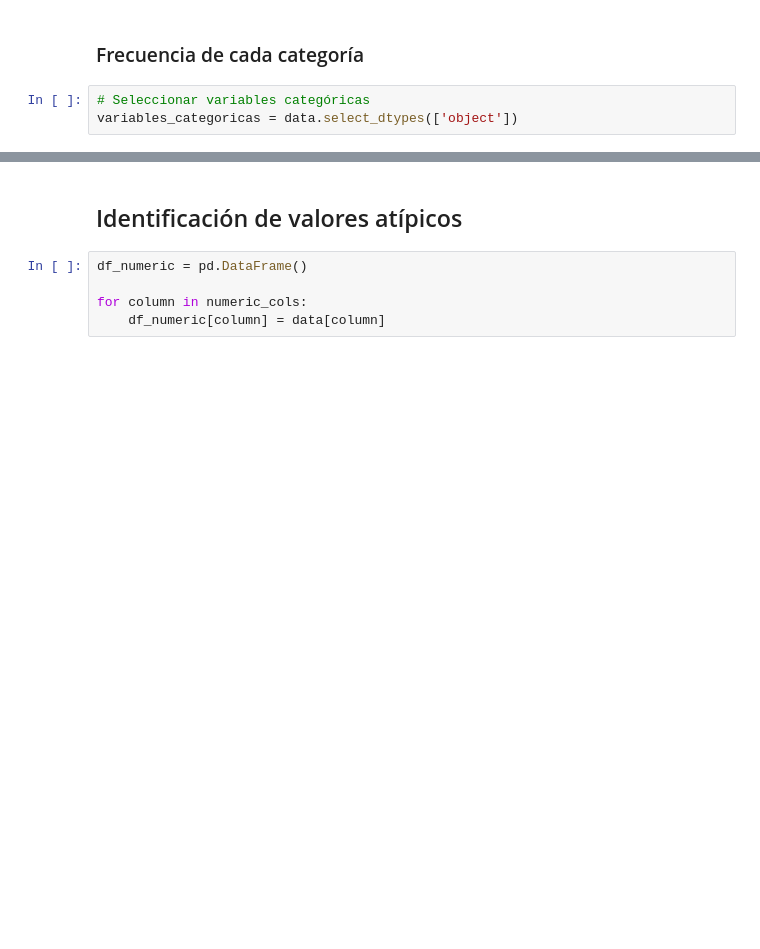
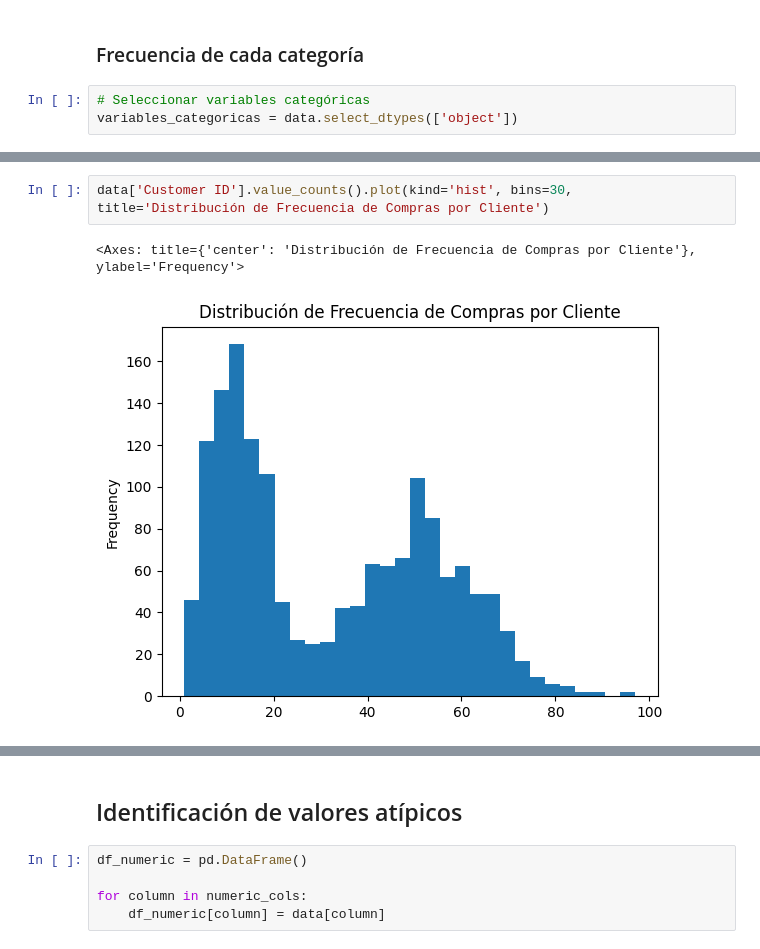
Before and after one commit to Leoga93/sistema-recomendaci-n, a Jupyter notebook: notebooks/01_data_exploration.ipynb, the cells around one changed output, grey strips where cells are left out. Cells and saved outputs as stored; diff of their text form; blank space fills up the shorter version.

```diff
--- a/notebooks/01_data_exploration.ipynb
+++ b/notebooks/01_data_exploration.ipynb
@@ -406,0 +515,5 @@ plt.show()
+# %%
+data['Customer ID'].value_counts().plot(kind='hist', bins=30, title='Distribución de Frecuencia de Compras por Cliente')
+# %% [output]
+<Axes: title={'center': 'Distribución de Frecuencia de Compras por Cliente'}, ylabel='Frequency'>
+[figure, added]
```
Also changed, not shown: parts of 29 cells of this notebook, 18 other files.
